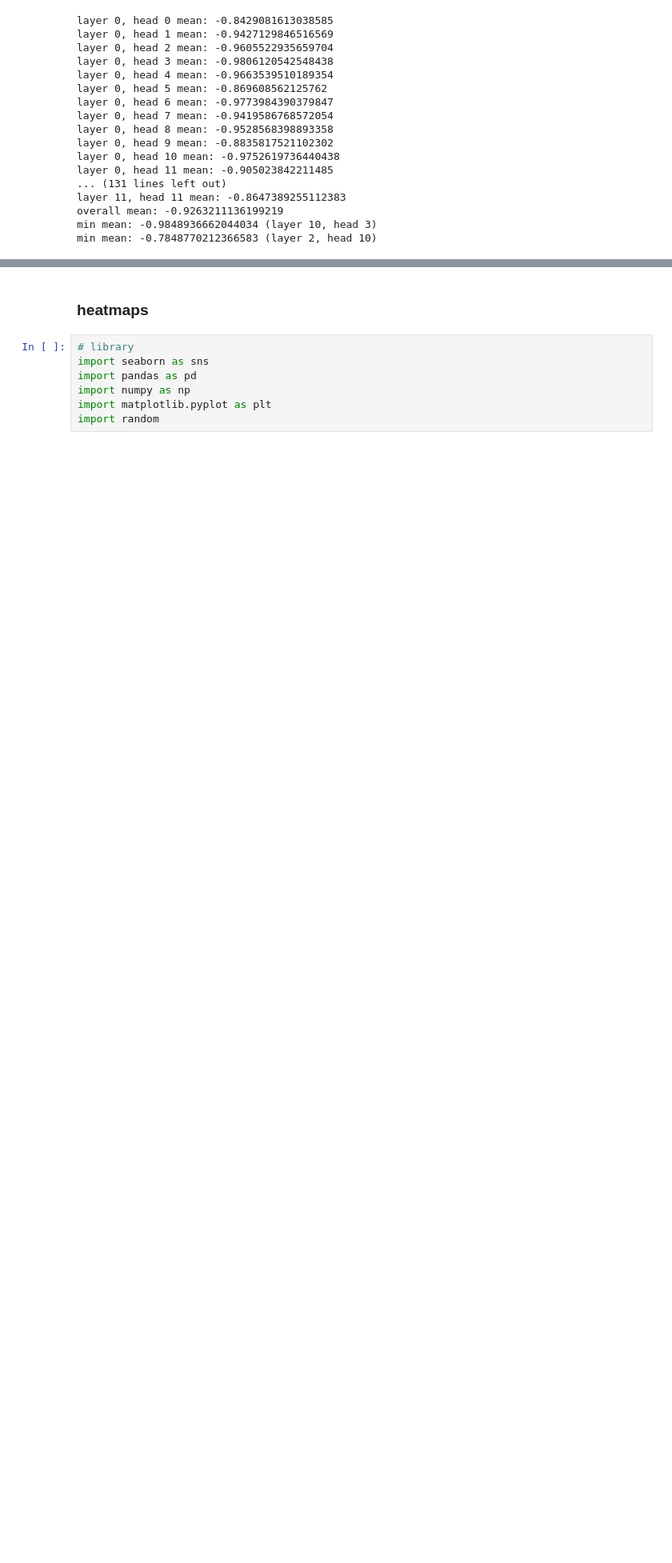
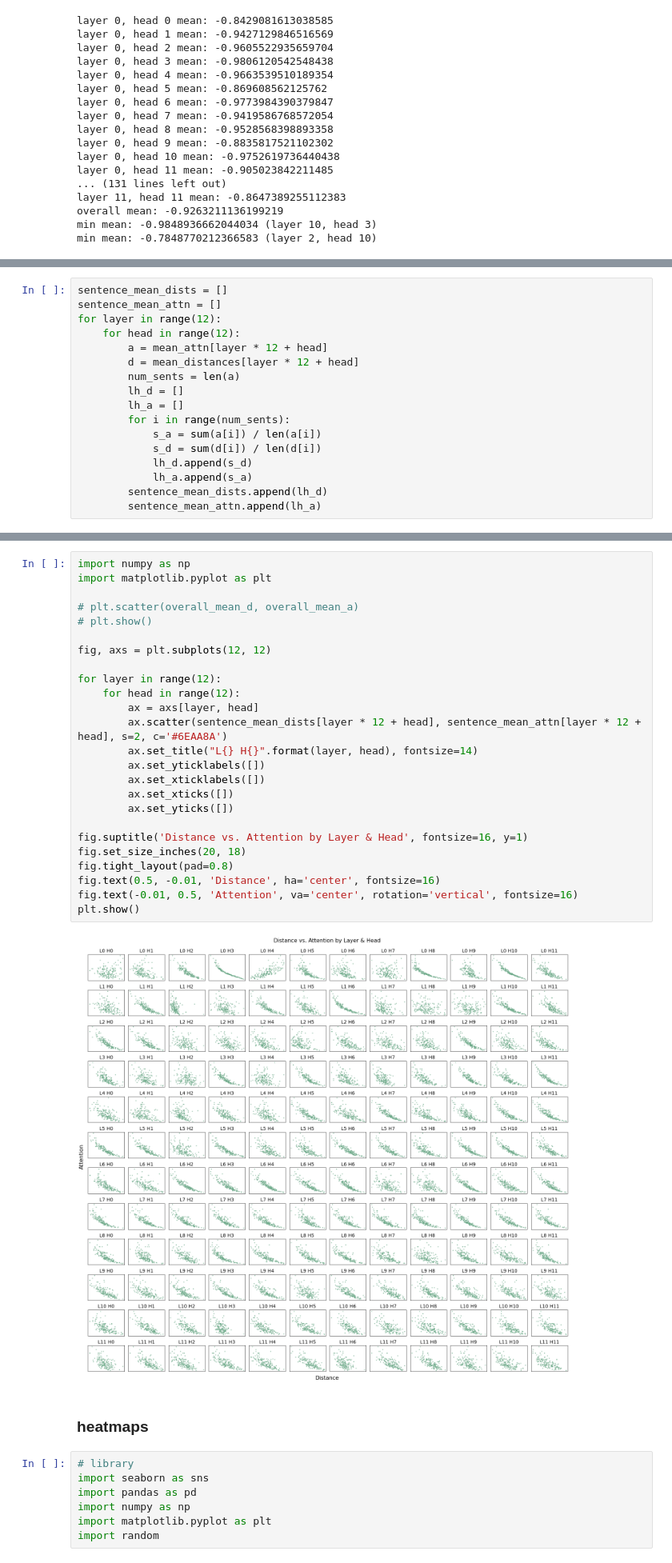
Before and after one commit to catherinesyeh/attention-exploration, a Jupyter notebook: attention.ipynb, the cells around one changed output, grey strips where cells are left out. Shown at 80% size. Drawn from its saved outputs; the diff is of its cells as text; blank space fills up the shorter version.

```diff
--- a/attention.ipynb
+++ b/attention.ipynb
@@ -1119,0 +1175,17 @@ min mean: -0.7848770212366583 (layer 2, head 10)
+# %%
+sentence_mean_dists = []
+sentence_mean_attn = []
+for layer in range(12):
+    for head in range(12):
+        a = mean_attn[layer * 12 + head]
+        d = mean_distances[layer * 12 + head]
+        num_sents = len(a)
+        lh_d = []
+        lh_a = []
+        for i in range(num_sents):
+            s_a = sum(a[i]) / len(a[i])
+            s_d = sum(d[i]) / len(d[i])
+            lh_d.append(s_d)
+            lh_a.append(s_a)
+        sentence_mean_dists.append(lh_d)
+        sentence_mean_attn.append(lh_a)
@@ -1120,3 +1227,30 @@ min mean: -0.7848770212366583 (layer 2, head 10)
+# %%
+import numpy as np
+import matplotlib.pyplot as plt
+
+# plt.scatter(overall_mean_d, overall_mean_a)
+# plt.show()
+
+fig, axs = plt.subplots(12, 12)
+
+for layer in range(12):
+    for head in range(12):
+        ax = axs[layer, head]
+        ax.scatter(sentence_mean_dists[layer * 12 + head], sentence_mean_attn[layer * 12 + head], s=2, c='#6EAA8A')
+        ax.set_title("L{} H{}".format(layer, head), fontsize=14)
+        ax.set_yticklabels([])
+        ax.set_xticklabels([])
+        ax.set_xticks([])
+        ax.set_yticks([])
+
+fig.suptitle('Distance vs. Attention by Layer & Head', fontsize=16, y=1)
+fig.set_size_inches(20, 18)
+fig.tight_layout(pad=0.8)
+fig.text(0.5, -0.01, 'Distance', ha='center', fontsize=16)
+fig.text(-0.01, 0.5, 'Attention', va='center', rotation='vertical', fontsize=16)
+plt.show()
+# %% [output]
+[figure, added]
 # %% [markdown]
 ### heatmaps
 # %%
```
Also changed, not shown: parts of 9 cells of this notebook.
